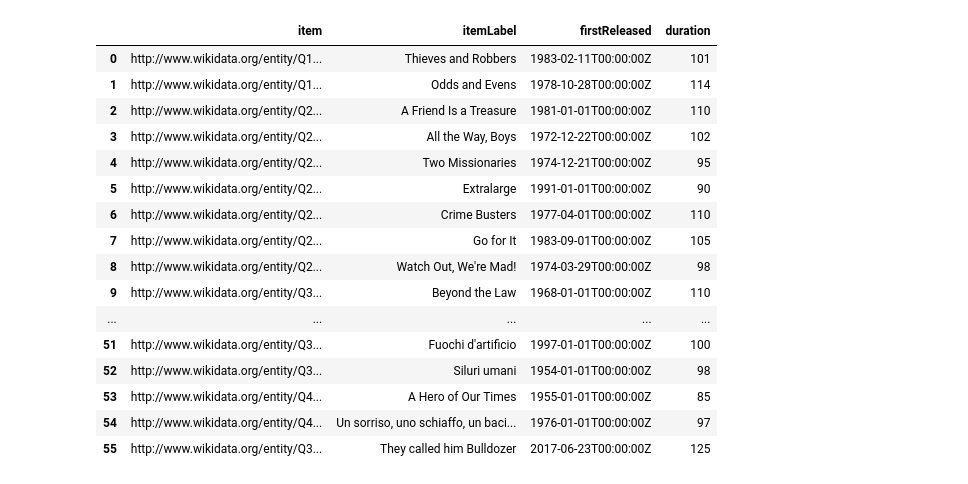
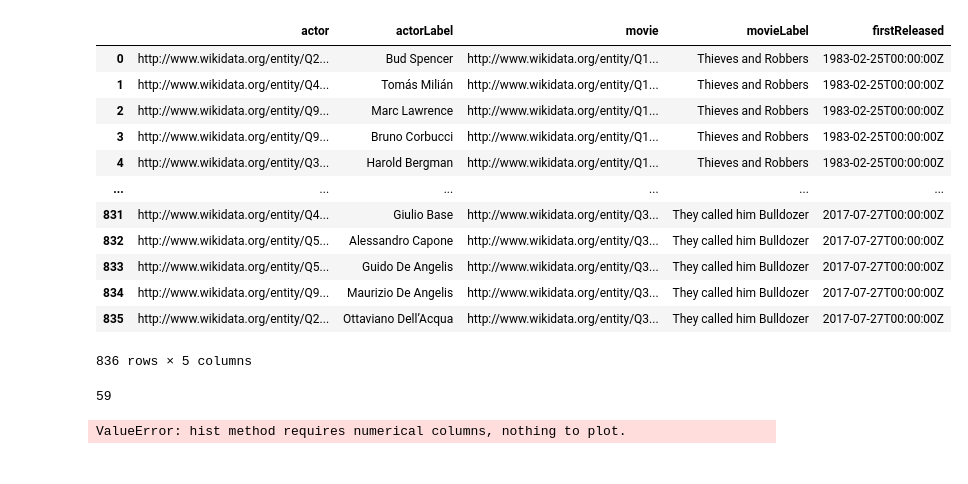
Before and after one commit to erictapen/infoviz-sose-20, a Jupyter notebook: 04-create-a-visualization/assignment-04.ipynb, the cells around one changed output. Cells and saved outputs as stored; diff of their text form; code cells hidden in the pictures.

```diff
--- a/04-create-a-visualization/assignment-04.ipynb
+++ b/04-create-a-visualization/assignment-04.ipynb
@@ -3,18 +3,8 @@ import pandas as pd
 import json
 from SPARQLWrapper import SPARQLWrapper, JSON
 # %%
-def getBudSpencerMovies():
+def runSparql(query):
     sparql = SPARQLWrapper('https://query.wikidata.org/sparql')
-    query = """
-        SELECT ?item ?itemLabel (MIN(?date) AS ?firstReleased) ?duration
-        WHERE {
-          ?item wdt:P161 wd:Q221074;
-                wdt:P577 ?date;
-                wdt:P2047 ?duration
-          SERVICE wikibase:label { bd:serviceParam wikibase:language "[AUTO_LANGUAGE],en". }
-        } GROUP BY ?item ?itemLabel ?duration
-        ORDER BY (?date)
-    """
     sparql.setQuery(query)
     sparql.setReturnFormat(JSON)
     result = sparql.query()
@@ -30,23 +20,3 @@ def getBudSpencerMovies():
         out.append(item)
 
     return pd.DataFrame(out, columns=cols)
-
-getBudSpencerMovies()
-# %% [output]
-|  | item | itemLabel | firstReleased | duration |
-| 0 | http://www.wikidata.org/entity/Q1... | Thieves and Robbers | 1983-02-11T00:00:00Z | 101 |
-| 1 | http://www.wikidata.org/entity/Q1... | Odds and Evens | 1978-10-28T00:00:00Z | 114 |
-| 2 | http://www.wikidata.org/entity/Q2... | A Friend Is a Treasure | 1981-01-01T00:00:00Z | 110 |
-| 3 | http://www.wikidata.org/entity/Q2... | All the Way, Boys | 1972-12-22T00:00:00Z | 102 |
-| 4 | http://www.wikidata.org/entity/Q2... | Two Missionaries | 1974-12-21T00:00:00Z | 95 |
-| 5 | http://www.wikidata.org/entity/Q2... | Extralarge | 1991-01-01T00:00:00Z | 90 |
-| 6 | http://www.wikidata.org/entity/Q2... | Crime Busters | 1977-04-01T00:00:00Z | 110 |
-| 7 | http://www.wikidata.org/entity/Q2... | Go for It | 1983-09-01T00:00:00Z | 105 |
-| 8 | http://www.wikidata.org/entity/Q2... | Watch Out, We're Mad! | 1974-03-29T00:00:00Z | 98 |
-| 9 | http://www.wikidata.org/entity/Q3... | Beyond the Law | 1968-01-01T00:00:00Z | 110 |
-| ... | ... | ... | ... | ... |
-| 51 | http://www.wikidata.org/entity/Q3... | Fuochi d'artificio | 1997-01-01T00:00:00Z | 100 |
-| 52 | http://www.wikidata.org/entity/Q3... | Siluri umani | 1954-01-01T00:00:00Z | 98 |
-| 53 | http://www.wikidata.org/entity/Q4... | A Hero of Our Times | 1955-01-01T00:00:00Z | 85 |
-| 54 | http://www.wikidata.org/entity/Q4... | Un sorriso, uno schiaffo, un baci... | 1976-01-01T00:00:00Z | 97 |
-| 55 | http://www.wikidata.org/entity/Q3... | They called him Bulldozer | 2017-06-23T00:00:00Z | 125 |
@@ -52,0 +34,35 @@ getBudSpencerMovies()
+# %%
+# All actors of movies Bud Spencer participated in
+allActors = runSparql("""
+    SELECT ?actor ?actorLabel ?movie ?movieLabel (MAX(?date) AS ?firstReleased)
+    WHERE {
+      ?movie wdt:P161 wd:Q221074 .
+      ?movie wdt:P161 ?actor;
+      wdt:P577 ?date
+      SERVICE wikibase:label { bd:serviceParam wikibase:language "[AUTO_LANGUAGE],en". }
+    } GROUP BY ?actor ?actorLabel ?movie ?movieLabel
+    ORDER BY ?date
+""")
+allActors
+# %% [output]
+|  | actor | actorLabel | movie | movieLabel | firstReleased |
+| 0 | http://www.wikidata.org/entity/Q2... | Bud Spencer | http://www.wikidata.org/entity/Q1... | Thieves and Robbers | 1983-02-25T00:00:00Z |
+| 1 | http://www.wikidata.org/entity/Q4... | Tomás Milián | http://www.wikidata.org/entity/Q1... | Thieves and Robbers | 1983-02-25T00:00:00Z |
+| 2 | http://www.wikidata.org/entity/Q9... | Marc Lawrence | http://www.wikidata.org/entity/Q1... | Thieves and Robbers | 1983-02-25T00:00:00Z |
+| 3 | http://www.wikidata.org/entity/Q9... | Bruno Corbucci | http://www.wikidata.org/entity/Q1... | Thieves and Robbers | 1983-02-25T00:00:00Z |
+| 4 | http://www.wikidata.org/entity/Q3... | Harold Bergman | http://www.wikidata.org/entity/Q1... | Thieves and Robbers | 1983-02-25T00:00:00Z |
+| ... | ... | ... | ... | ... | ... |
+| 831 | http://www.wikidata.org/entity/Q4... | Giulio Base | http://www.wikidata.org/entity/Q3... | They called him Bulldozer | 2017-07-27T00:00:00Z |
+| 832 | http://www.wikidata.org/entity/Q5... | Alessandro Capone | http://www.wikidata.org/entity/Q3... | They called him Bulldozer | 2017-07-27T00:00:00Z |
+| 833 | http://www.wikidata.org/entity/Q5... | Guido De Angelis | http://www.wikidata.org/entity/Q3... | They called him Bulldozer | 2017-07-27T00:00:00Z |
+| 834 | http://www.wikidata.org/entity/Q9... | Maurizio De Angelis | http://www.wikidata.org/entity/Q3... | They called him Bulldozer | 2017-07-27T00:00:00Z |
+| 835 | http://www.wikidata.org/entity/Q2... | Ottaviano Dell’Acqua | http://www.wikidata.org/entity/Q3... | They called him Bulldozer | 2017-07-27T00:00:00Z |
+836 rows × 5 columns
+# %%
+allActors.query('actorLabel == "Bud Spencer"').actorLabel.count()
+# %% [output]
+59
+# %%
+allActors.hist(column='actorLabel')
+# %% [output]
+ValueError: hist method requires numerical columns, nothing to plot.
```
Also changed, not shown: parts of 5 cells of this notebook, 1 other file.
